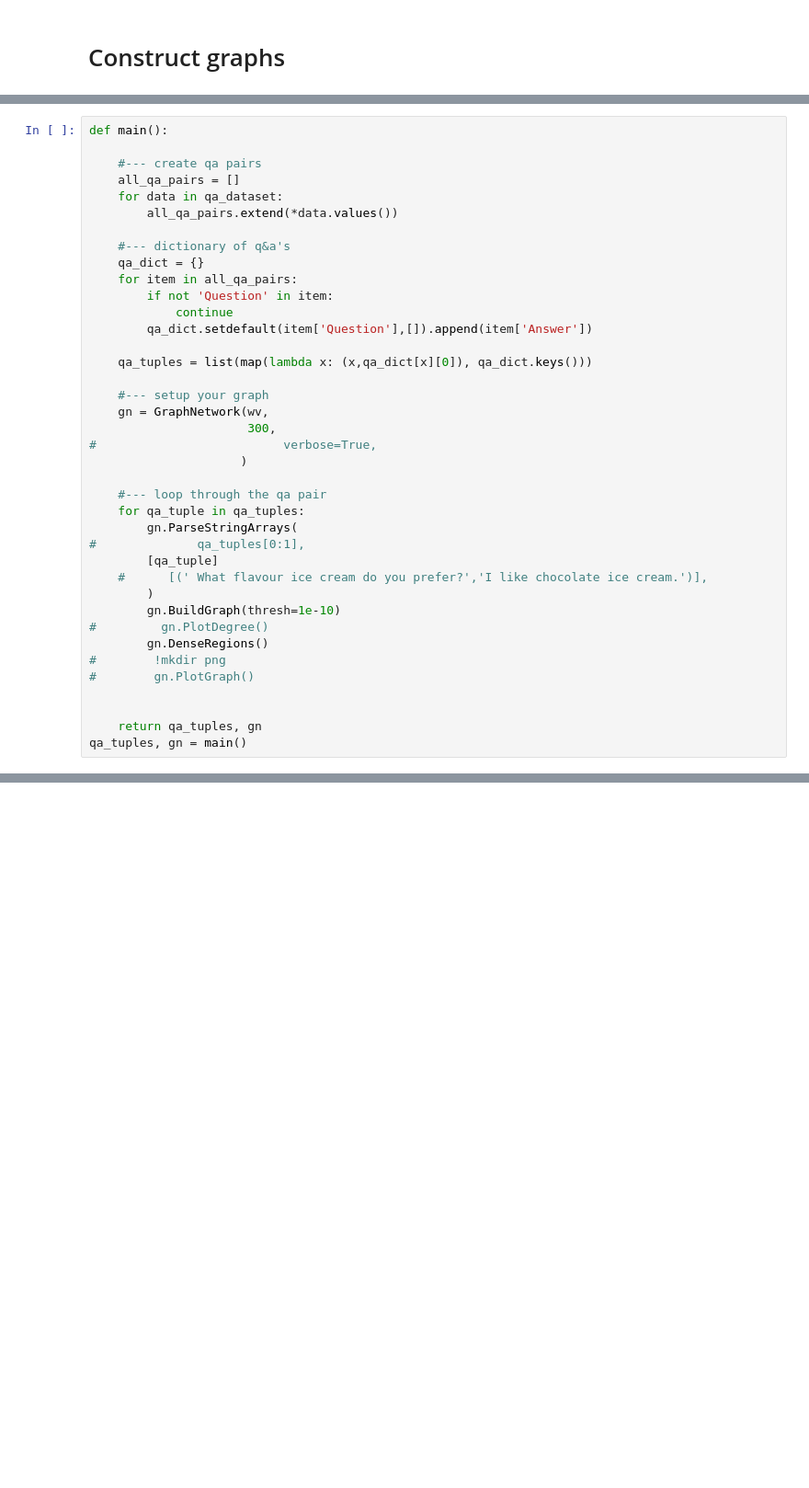
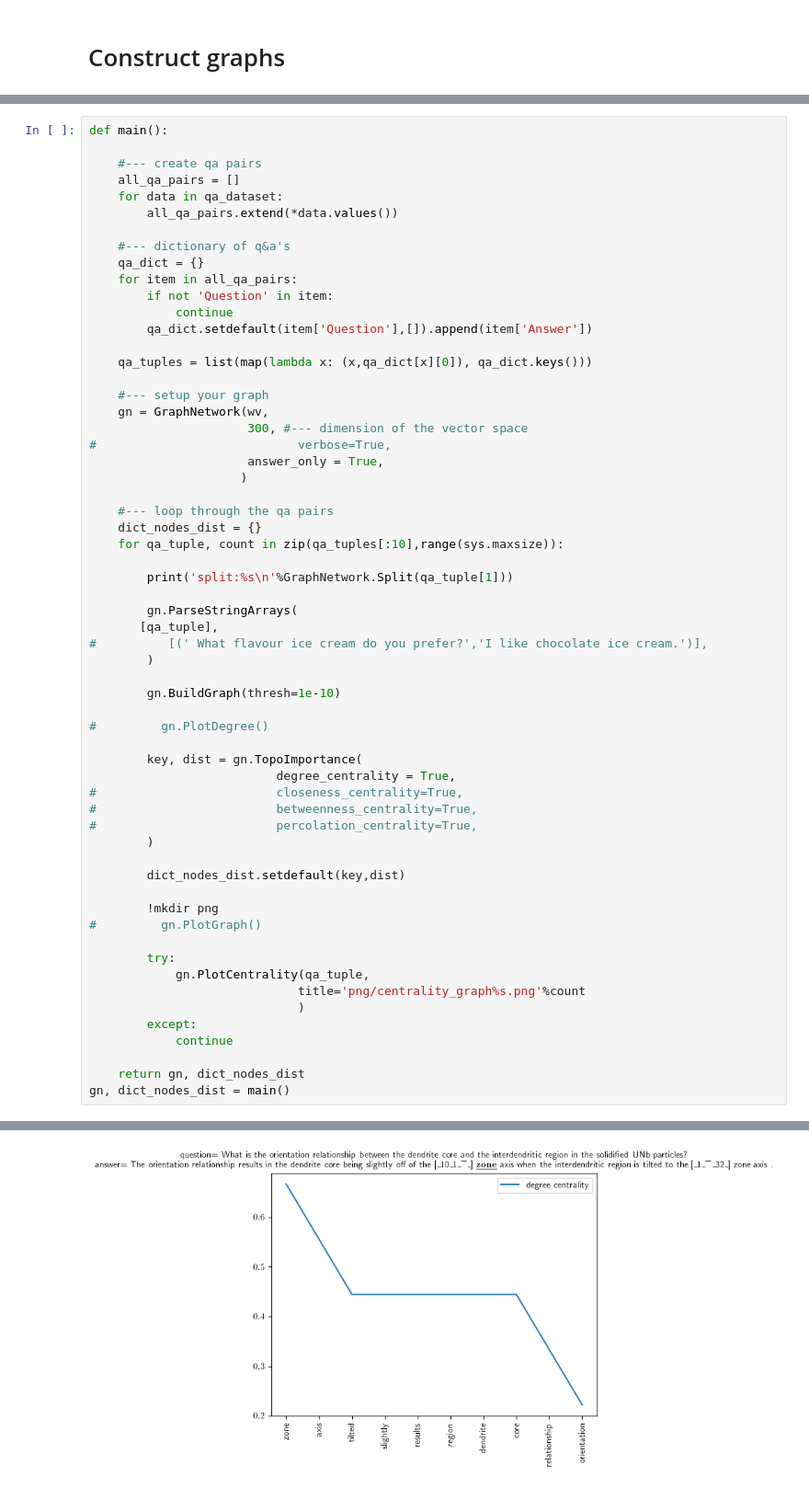
Before and after one commit to kkarimi62/word2vec, a Jupyter notebook: ipynb/load_data_and_encode_with_word2vec.ipynb, the cells around one changed output, grey strips where cells are left out. Shown: that part at 92% size. Drawn from its saved outputs; the diff is of its cells as text; blank space fills up the shorter version.

```diff
--- a/ipynb/load_data_and_encode_with_word2vec.ipynb
+++ b/ipynb/load_data_and_encode_with_word2vec.ipynb
@@ -769,24 +781,45 @@ def main():
 
     #--- setup your graph
     gn = GraphNetwork(wv,
-                      300,
-#                          verbose=True,
+                      300, #--- dimension of the vector space
+#                            verbose=True,
+                      answer_only = True,
                      )
 
-    #--- loop through the qa pair
-    for qa_tuple in qa_tuples:
+    #--- loop through the qa pairs
+    dict_nodes_dist = {}
+    for qa_tuple, count in zip(qa_tuples[:10],range(sys.maxsize)):
+
+        print('split:%s\n'%GraphNetwork.Split(qa_tuple[1]))
+
         gn.ParseStringArrays(
-#              qa_tuples[0:1],
-        [qa_tuple]
-    #      [(' What flavour ice cream do you prefer?','I like chocolate ice cream.')],
+       [qa_tuple],
+#          [(' What flavour ice cream do you prefer?','I like chocolate ice cream.')],
         )
+
         gn.BuildGraph(thresh=1e-10)
+
 #         gn.PlotDegree()
-        gn.DenseRegions()
-#        !mkdir png
-#        gn.PlotGraph()
 
+        key, dist = gn.TopoImportance(
+                          degree_centrality = True,
+#                         closeness_centrality=True,
+#                         betweenness_centrality=True,
+#                         percolation_centrality=True,
+        )
 
-    return qa_tuples, gn
-qa_tuples, gn = main()
+        dict_nodes_dist.setdefault(key,dist)
+
+        !mkdir png
+#         gn.PlotGraph()
+
+        try:
+            gn.PlotCentrality(qa_tuple,
+                             title='png/centrality_graph%s.png'%count
+                             )
+        except:
+            continue
+
+    return gn, dict_nodes_dist
+gn, dict_nodes_dist = main()
 # %% [output]
@@ -809,0 +829 @@ two most connected nodes: used spectroscopy
+[figure, added]
```
Also changed, not shown: parts of 21 cells of this notebook, 1 other file.
